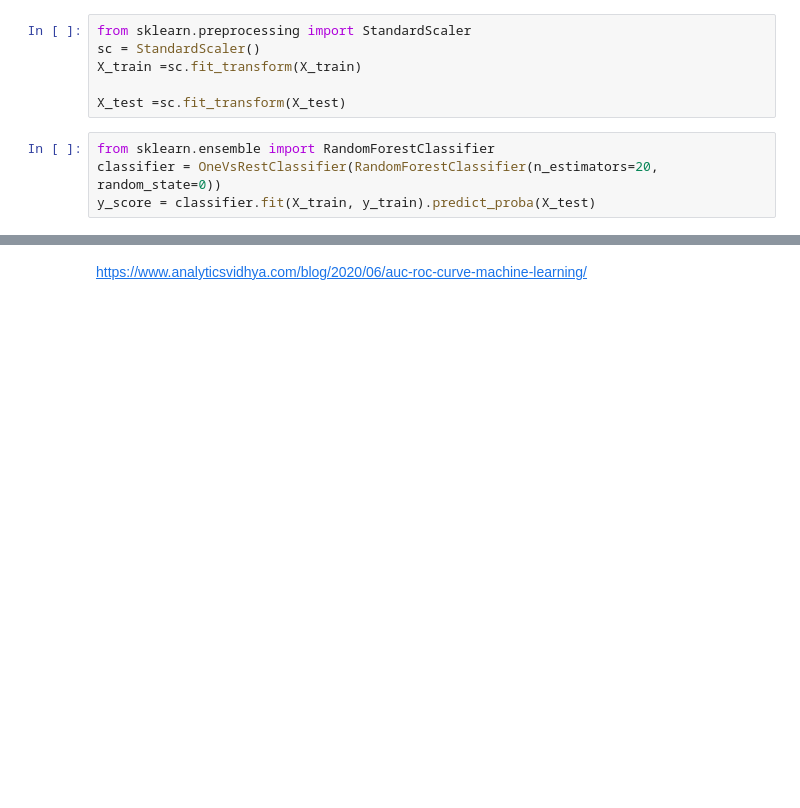
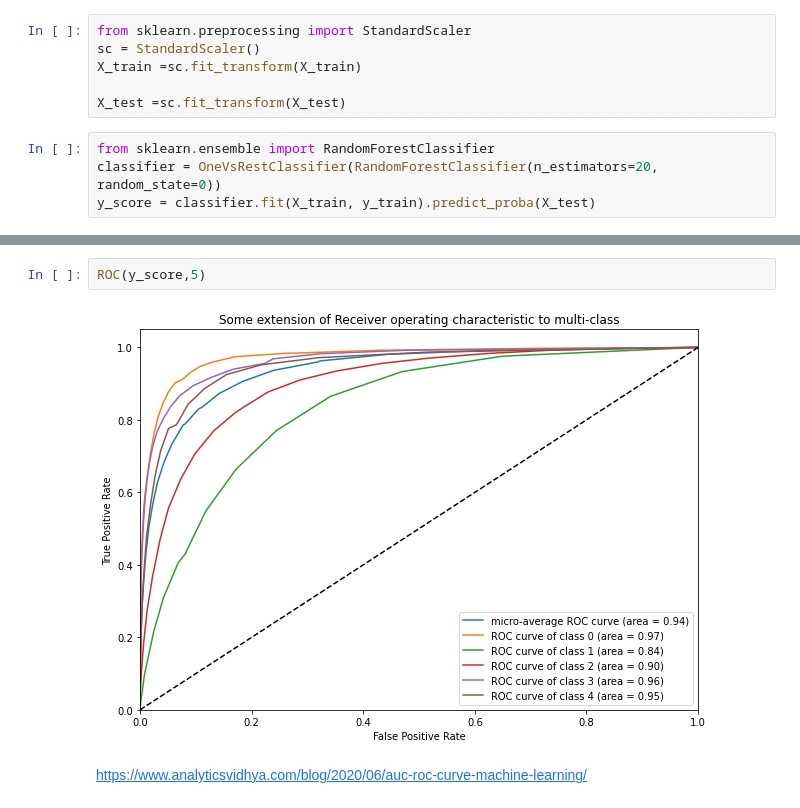
Before and after one commit to RafsanJany-44/Machine-School, a Jupyter notebook: ROC_Curve.ipynb, the cells around one changed output, grey strips where cells are left out. Saved outputs shown, nothing was run; the diff lists cells and outputs as text; blank space fills up the shorter version.

```diff
--- a/ROC_Curve.ipynb
+++ b/ROC_Curve.ipynb
@@ -93,2 +104,6 @@ plt.show()
+# %%
+ROC(y_score,5)
+# %% [output]
+[figure, added]
 # %% [markdown]
 https://www.analyticsvidhya.com/blog/2020/06/auc-roc-curve-machine-learning/
```
Also changed, not shown: parts of 3 cells of this notebook.
